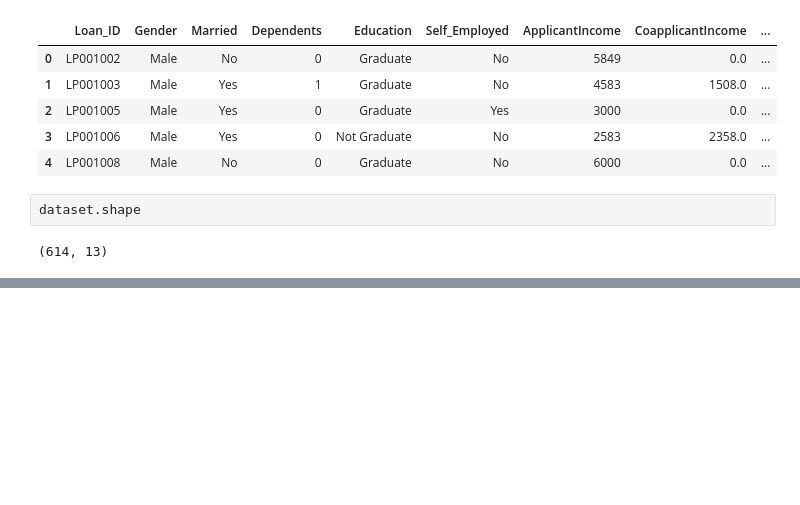
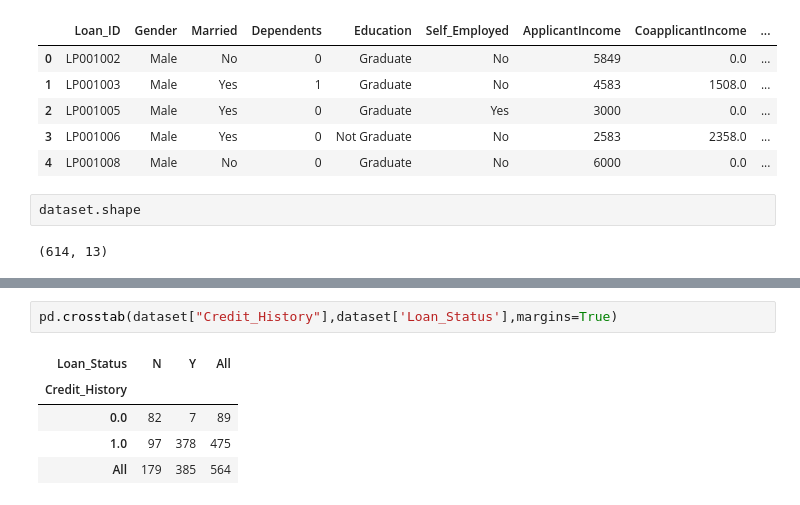
Before and after one commit to anupupadhaya123/Loan-Eligibility-Prediction, a Jupyter notebook: Untitled-1.ipynb, the cells around one changed output, grey strips where cells are left out. Saved outputs shown, nothing was run; the diff lists cells and outputs as text; blank space fills up the shorter version.

```diff
--- a/Untitled-1.ipynb
+++ b/Untitled-1.ipynb
@@ -20,0 +44,8 @@ dataset.shape
+# %%
+pd.crosstab(dataset["Credit_History"],dataset['Loan_Status'],margins=True)
+# %% [output]
+| Loan_Status | N | Y | All |
+| Credit_History |  |  |  |
+| 0.0 | 82 | 7 | 89 |
+| 1.0 | 97 | 378 | 475 |
+| All | 179 | 385 | 564 |
```
Also changed, not shown: parts of 3 cells of this notebook.
